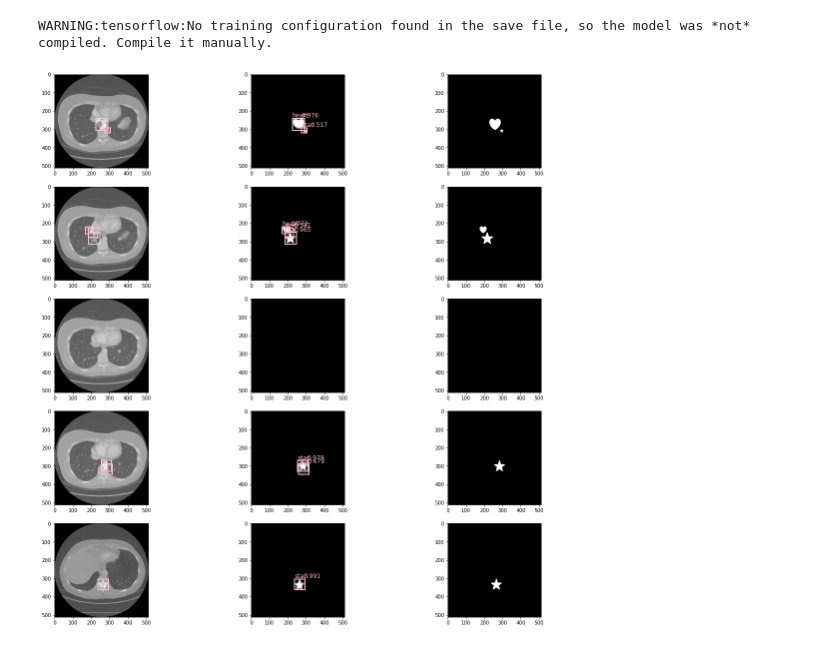
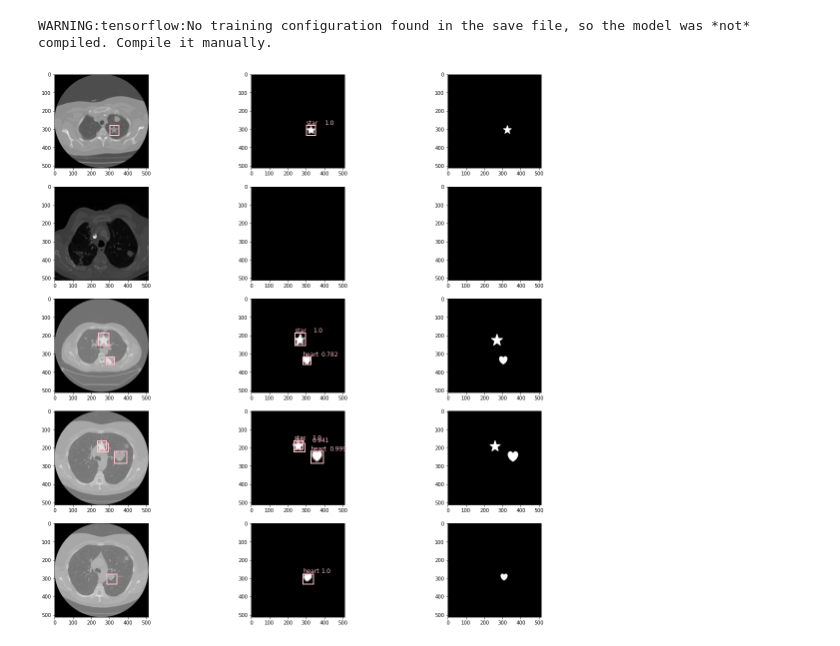
Before and after one commit to franciskasara/maskrcnn-from-scratch, a Jupyter notebook: MaskrCNN.ipynb, the cells around one changed output. Drawn from its saved outputs; the diff is of its cells as text; code cells hidden in the pictures.

```diff
--- a/MaskrCNN.ipynb
+++ b/MaskrCNN.ipynb
@@ -156,6 +146,6 @@ CNNFM.save('saved_models/featuremapmodelexample_newdataset_7500.h5')
 # %%
-cnnmodel=tf.keras.models.load_model('saved_models/fullbackbone_newdataset_7500.h5')
-fmmodel=tf.keras.models.load_model('saved_models/featuremapmodelexample_newdataset_7500.h5')
+cnnmodel=tf.keras.models.load_model('saved_models/fullbackbone_10epochs.h5')
+fmmodel=tf.keras.models.load_model('saved_models/featuremapmodel_10epochs.h5')
 # %%
 featuremap=[layer for layer in cnnmodel.layers if layer.name=='featuremap']
 featuremap=featuremap[0].output
@@ -289,2 +282,2 @@ RPN.save('saved_models/rpn_newdataset_7500.h5')
 # %%
-rpnmodel=tf.keras.models.load_model('saved_models/rpn_newdataset_7500.h5')
+rpnmodel=tf.keras.models.load_model('saved_models/rpn_20epochs.h5',compile=False)
@@ -426,2 +415,2 @@ CLASSHEAD.save('saved_models/classhead_newdataset_7500.h5')
 # %%
-classheadmodel=tf.keras.models.load_model('saved_models/classhead_newdataset_7500.h5')
+classheadmodel=tf.keras.models.load_model('saved_models/classhead_20epochs.h5',compile=False)
@@ -529,14 +510,14 @@ MASKHEAD.save('saved_models/maskhead_newdataset_7500.h5')
 # %%
-maskheadmodel=tf.keras.models.load_model('saved_models/maskhead_newdataset_7500.h5')
+maskheadmodel=tf.keras.models.load_model('saved_models/maskhead_10epochs.h5',compile='False')
 # %% [output]
 WARNING:tensorflow:No training configuration found in the save file, so the model was *not* compiled. Compile it manually.
 # %%
-image_batch,masks_batch,bbox_batch,label_batch=utils.read_batch(IMAGEFOLDER,MASKFOLDER,DATAJSON,batchlen=BATCHLEN,start=14)
+image_batch,masks_batch,bbox_batch,label_batch=utils.read_batch(IMAGEFOLDER,MASKFOLDER,DATAJSON,batchlen=BATCHLEN,start=4444)
 predicted_mask_batch,predicted_boxes_batch,predicted_scores_batch,predicted_label_batch=model_utils.predict_all(image_batch,ALLANCHORS,BATCHLEN,fmmodel,rpnmodel,classheadmodel,maskheadmodel)
 plt.rcParams["figure.figsize"] = (20,20)
 utils.visualize_results(image_batch,predicted_mask_batch,predicted_label_batch,predicted_boxes_batch,predicted_scores_batch,CLASSDICT,BATCHLEN,masks_batch)
 # %% [output]
-[figure, old version]
+[figure, new version]
 # %%
 def create_complex_trainstep(fmmodel,rpnmodel,classheadmodel,maskheadmodel):
     #@tf.function(experimental_relax_shapes=True)
```
Also changed, not shown: parts of 23 cells of this notebook, 4 other files.
